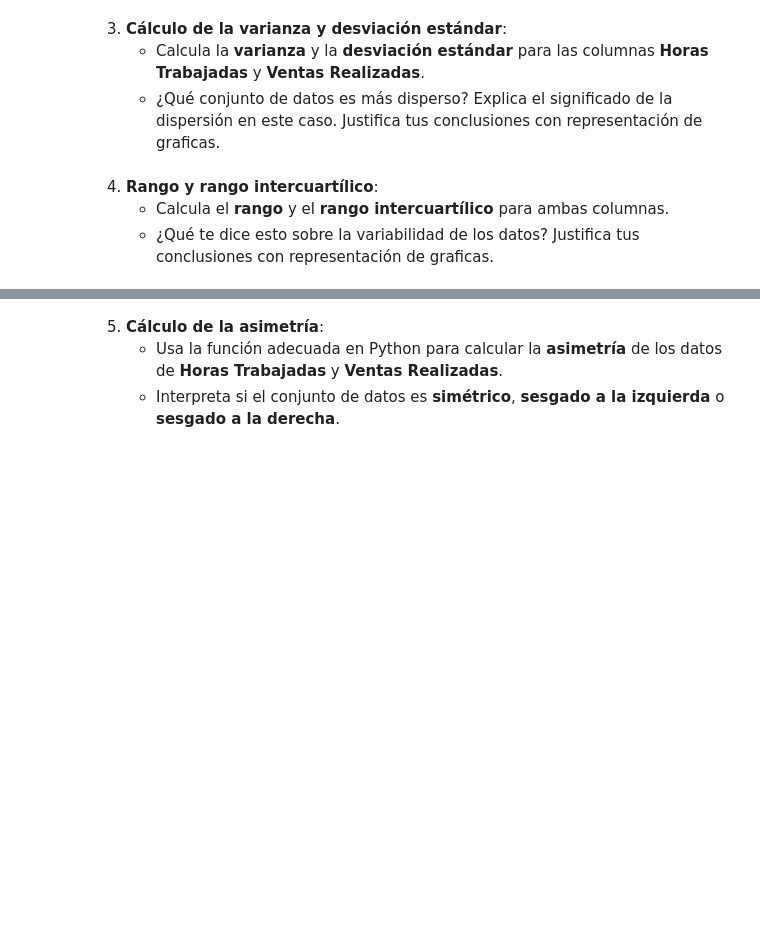
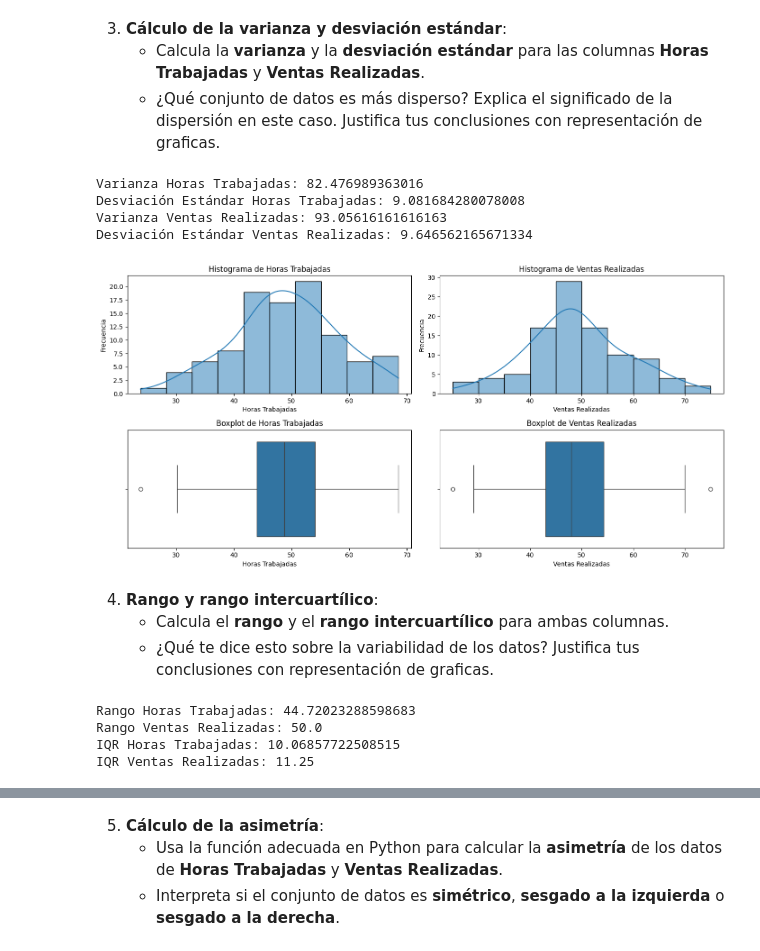
Before and after one commit to SrAlcast/6.1.Estad-stica_Descriptiva, a Jupyter notebook: laboratorio-modulo6-leccion01-estadistica-descriptiva.ipynb, the cells around one changed output, grey strips where cells are left out. Drawn from its saved outputs; the diff is of its cells as text; code cells hidden in the pictures; blank space fills up the shorter version.

```diff
--- a/laboratorio-modulo6-leccion01-estadistica-descriptiva.ipynb
+++ b/laboratorio-modulo6-leccion01-estadistica-descriptiva.ipynb
@@ -198,0 +222,19 @@ print(ventas_realizadas)
+# %%
+# Calculo de varianza y desviación estándar para 'Horas Trabajadas'
+var_horas = rendimiento_df['Horas Trabajadas'].var(ddof=1)  # Varianza muestral
+std_horas = rendimiento_df['Horas Trabajadas'].std(ddof=1)  # Desviación estándar muestral
+
+# Calculo de varianza y desviación estándar para 'Ventas Realizadas'
+var_ventas = rendimiento_df['Ventas Realizadas'].var(ddof=1)  # Varianza muestral
+std_ventas = rendimiento_df['Ventas Realizadas'].std(ddof=1)  # Desviación estándar muestral
+
+# Imprimir los resultados
+print(f"Varianza Horas Trabajadas: {var_horas}")
+print(f"Desviación Estándar Horas Trabajadas: {std_horas}")
+print(f"Varianza Ventas Realizadas: {var_ventas}")
+print(f"Desviación Estándar Ventas Realizadas: {std_ventas}")
+# %% [output]
+Varianza Horas Trabajadas: 82.476989363016
+Desviación Estándar Horas Trabajadas: 9.081684280078008
+Varianza Ventas Realizadas: 93.05616161616163
+Desviación Estándar Ventas Realizadas: 9.646562165671334
@@ -199,3 +251,37 @@ print(ventas_realizadas)
+# %%
+# Configurar el tamaño de las figuras
+plt.figure(figsize=(14, 7))
+
+# Histograma de 'Horas Trabajadas'
+plt.subplot(2, 2, 1)
+sns.histplot(rendimiento_df['Horas Trabajadas'], bins=10, kde=True)
+plt.title('Histograma de Horas Trabajadas')
+plt.xlabel('Horas Trabajadas')
+plt.ylabel('Frecuencia')
+
+# Histograma de 'Ventas Realizadas'
+plt.subplot(2, 2, 2)
+sns.histplot(rendimiento_df['Ventas Realizadas'], bins=10, kde=True)
+plt.title('Histograma de Ventas Realizadas')
+plt.xlabel('Ventas Realizadas')
+plt.ylabel('Frecuencia')
+
+# Boxplot de 'Horas Trabajadas'
+plt.subplot(2, 2, 3)
+sns.boxplot(x=rendimiento_df['Horas Trabajadas'])
+plt.title('Boxplot de Horas Trabajadas')
+plt.xlabel('Horas Trabajadas')
+
+# Boxplot de 'Ventas Realizadas'
+plt.subplot(2, 2, 4)
+sns.boxplot(x=rendimiento_df['Ventas Realizadas'])
+plt.title('Boxplot de Ventas Realizadas')
+plt.xlabel('Ventas Realizadas')
+
+plt.tight_layout()
+plt.show()
+# %% [output]
+[figure, added]
 # %% [markdown]
 4. **Rango y rango intercuartílico**:
    - Calcula el **rango** y el **rango intercuartílico** para ambas columnas.
@@ -204,0 +289,23 @@ print(ventas_realizadas)
+# %%
+# Función para calcular el rango
+def calcular_rango(datos):
+    return datos.max() - datos.min()
+
+# Calcular el rango
+rango_horas = calcular_rango(rendimiento_df['Horas Trabajadas'])
+rango_ventas = calcular_rango(rendimiento_df['Ventas Realizadas'])
+
+# Calcular el rango intercuartílico (IQR)
+iqr_horas = rendimiento_df['Horas Trabajadas'].quantile(0.75) - rendimiento_df['Horas Trabajadas'].quantile(0.25)
+iqr_ventas = rendimiento_df['Ventas Realizadas'].quantile(0.75) - rendimiento_df['Ventas Realizadas'].quantile(0.25)
+
+# Imprimir los resultados
+print(f"Rango Horas Trabajadas: {rango_horas}")
+print(f"Rango Ventas Realizadas: {rango_ventas}")
+print(f"IQR Horas Trabajadas: {iqr_horas}")
+print(f"IQR Ventas Realizadas: {iqr_ventas}")
+# %% [output]
+Rango Horas Trabajadas: 44.72023288598683
+Rango Ventas Realizadas: 50.0
+IQR Horas Trabajadas: 10.06857722508515
+IQR Ventas Realizadas: 11.25
```
Also changed, not shown: parts of 24 cells of this notebook.
